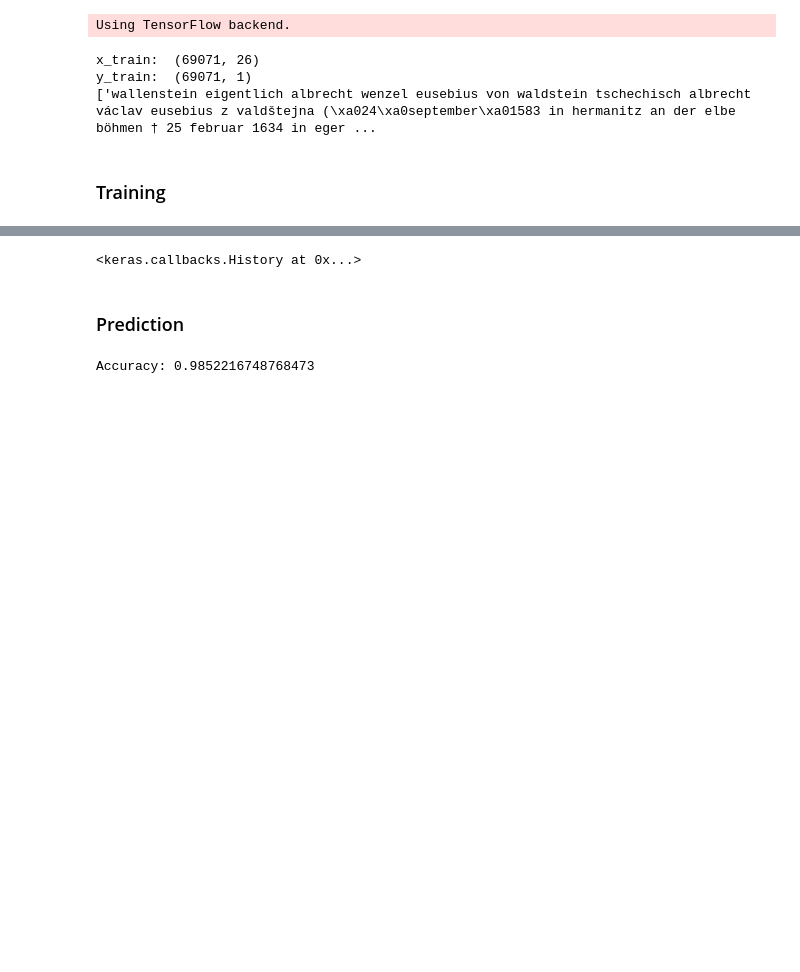
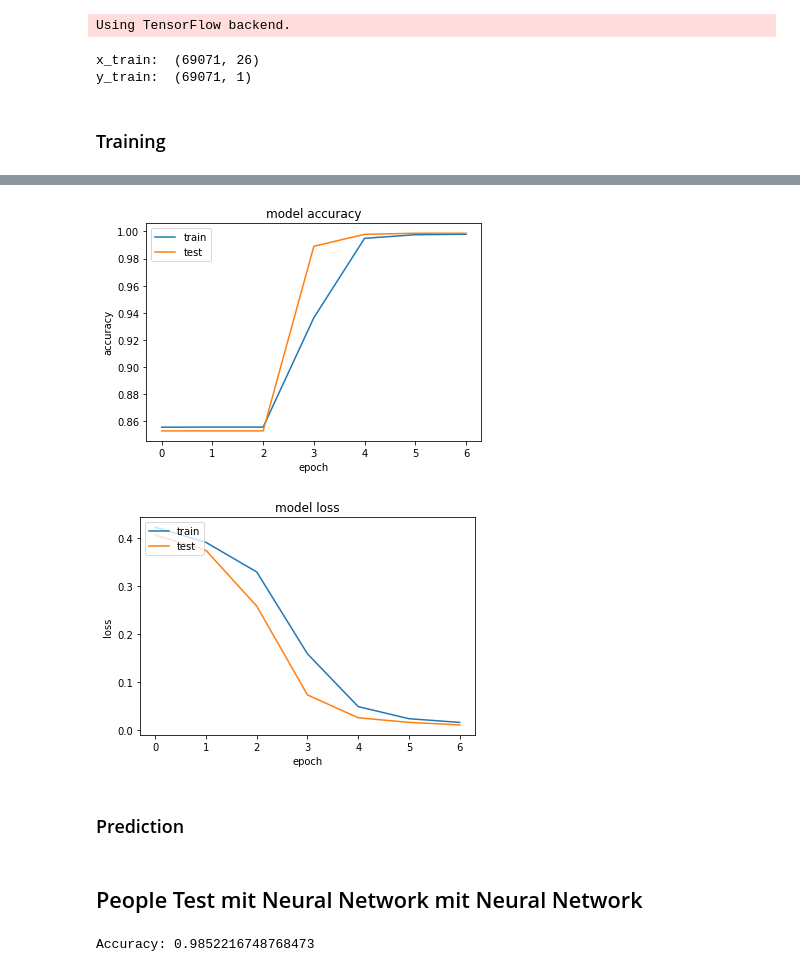
Before and after one commit to swordbreaker/NLP, a Jupyter notebook: Assignment1/Assignment_1_skeleton.ipynb, the cells around one changed output, grey strips where cells are left out. Cells and saved outputs as stored; diff of their text form; code cells hidden in the pictures; blank space fills up the shorter version.

```diff
--- a/Assignment1/Assignment_1_skeleton.ipynb
+++ b/Assignment1/Assignment_1_skeleton.ipynb
@@ -434,15 +366,9 @@ y_train = y_train[rand]
 
 print("x_train: ", x_train.shape)
 print("y_train: ", y_train.shape)
-
-sentences = people_de['text'].apply(process_sentence)
-words = [sentence for sentence in sentences]
-print(words[:2])
-#print(preprocess_for_rnn(people_de['text']))
 # %% [output]
 x_train:  (69071, 26)
 y_train:  (69071, 1)
-['wallenstein eigentlich albrecht wenzel eusebius von waldstein tschechisch albrecht václav eusebius z valdštejna (\xa024\xa0september\xa01583 in hermanitz an der elbe böhmen † 25 februar 1634 in eger ...
 # %% [markdown]
 ### Training
 # %%
@@ -465,5 +391,23 @@ model.compile(loss='binary_crossentropy',
               optimizer='sgd',
               metrics=['accuracy'])
 
-model.fit(x_train, y_binary, epochs=7, batch_size=50, verbose=2)
+history = model.fit(x_train, y_binary, epochs=7, batch_size=50, verbose=2, validation_split=0.2)
+
+print(history.history.keys())
+
+plt.plot(history.history['acc'])
+plt.plot(history.history['val_acc'])
+plt.title('model accuracy')
+plt.ylabel('accuracy')
+plt.xlabel('epoch')
+plt.legend(['train', 'test'], loc='upper left')
+plt.show()
+
+plt.plot(history.history['loss'])
+plt.plot(history.history['val_loss'])
+plt.title('model loss')
+plt.ylabel('loss')
+plt.xlabel('epoch')
+plt.legend(['train', 'test'], loc='upper left')
+plt.show()
 # %% [output]
@@ -484,4 +430,5 @@ Epoch 7/7
-<keras.callbacks.History at 0x...>
+[figure, added]
+[figure, added]
 # %% [markdown]
 ### Prediction
 # %%
@@ -504,6 +451,8 @@ def determine_language_nn(texts: [str]) -> [str]:
             lang.append('X')
 
     return lang
+# %% [markdown]
+## People Test mit Neural Network mit Neural Network
 # %%
 lang = determine_language_nn(people_test['text'])
 cm = confusion_matrix(lang_true, lang)
```
Also changed, not shown: parts of 25 cells of this notebook, 6 other files.
